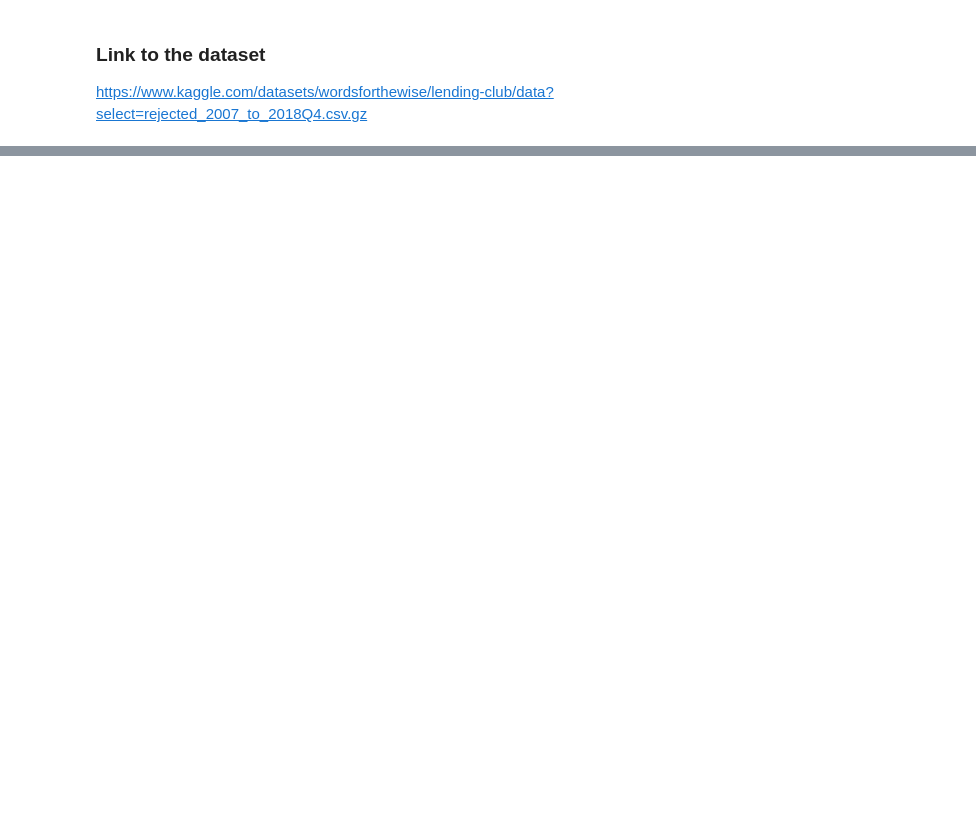
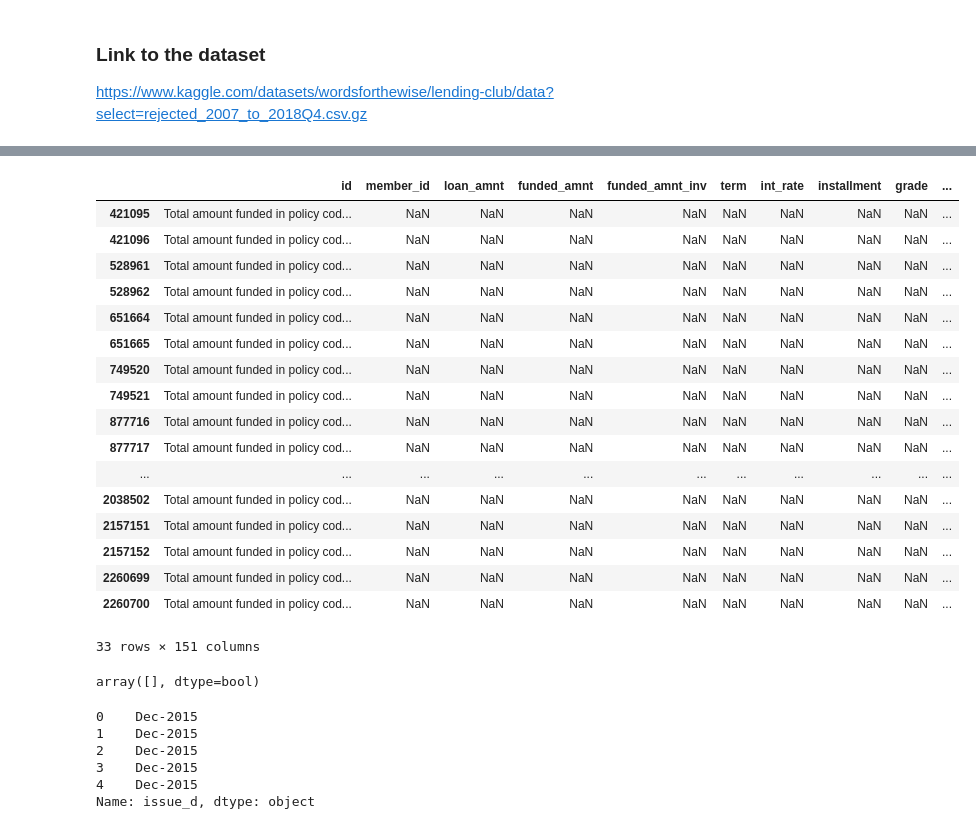
Before and after one commit to DanielAndCada/Borrower-Risk-Profiling, a Jupyter notebook: data-preprocessing.ipynb, the cells around one changed output, grey strips where cells are left out. Saved outputs shown, nothing was run; the diff lists cells and outputs as text; code cells hidden in the pictures; blank space fills up the shorter version.

```diff
--- a/data-preprocessing.ipynb
+++ b/data-preprocessing.ipynb
@@ -43,0 +58,25 @@ memory usage: 1.9+ GB
+# %%
+loan_data[loan_data['loan_status'].isnull()]
+# %% [output]
+|  | id | member_id | loan_amnt | funded_amnt | funded_amnt_inv | term | int_rate | installment | grade | ... |
+| 421095 | Total amount funded in policy cod... | NaN | NaN | NaN | NaN | NaN | NaN | NaN | NaN | ... |
+| 421096 | Total amount funded in policy cod... | NaN | NaN | NaN | NaN | NaN | NaN | NaN | NaN | ... |
+| 528961 | Total amount funded in policy cod... | NaN | NaN | NaN | NaN | NaN | NaN | NaN | NaN | ... |
+| 528962 | Total amount funded in policy cod... | NaN | NaN | NaN | NaN | NaN | NaN | NaN | NaN | ... |
+| 651664 | Total amount funded in policy cod... | NaN | NaN | NaN | NaN | NaN | NaN | NaN | NaN | ... |
+| 651665 | Total amount funded in policy cod... | NaN | NaN | NaN | NaN | NaN | NaN | NaN | NaN | ... |
+| 749520 | Total amount funded in policy cod... | NaN | NaN | NaN | NaN | NaN | NaN | NaN | NaN | ... |
+| 749521 | Total amount funded in policy cod... | NaN | NaN | NaN | NaN | NaN | NaN | NaN | NaN | ... |
+| 877716 | Total amount funded in policy cod... | NaN | NaN | NaN | NaN | NaN | NaN | NaN | NaN | ... |
+| 877717 | Total amount funded in policy cod... | NaN | NaN | NaN | NaN | NaN | NaN | NaN | NaN | ... |
+| ... | ... | ... | ... | ... | ... | ... | ... | ... | ... | ... |
+| 2038502 | Total amount funded in policy cod... | NaN | NaN | NaN | NaN | NaN | NaN | NaN | NaN | ... |
+| 2157151 | Total amount funded in policy cod... | NaN | NaN | NaN | NaN | NaN | NaN | NaN | NaN | ... |
+| 2157152 | Total amount funded in policy cod... | NaN | NaN | NaN | NaN | NaN | NaN | NaN | NaN | ... |
+| 2260699 | Total amount funded in policy cod... | NaN | NaN | NaN | NaN | NaN | NaN | NaN | NaN | ... |
+| 2260700 | Total amount funded in policy cod... | NaN | NaN | NaN | NaN | NaN | NaN | NaN | NaN | ... |
+33 rows × 151 columns
+# %%
+loan_data[loan_data['loan_status'].isnull()].index == loan_data[loan_data['issue_d'].isnull()].index
+# %% [output]
+array([], dtype=bool)
@@ -43,0 +89,9 @@ memory usage: 1.9+ GB
+# %%
+loan_data['issue_d'].head()
+# %% [output]
+0    Dec-2015
+1    Dec-2015
+2    Dec-2015
+3    Dec-2015
+4    Dec-2015
+Name: issue_d, dtype: object
```
Also changed, not shown: parts of 15 cells of this notebook, 1 other file.
